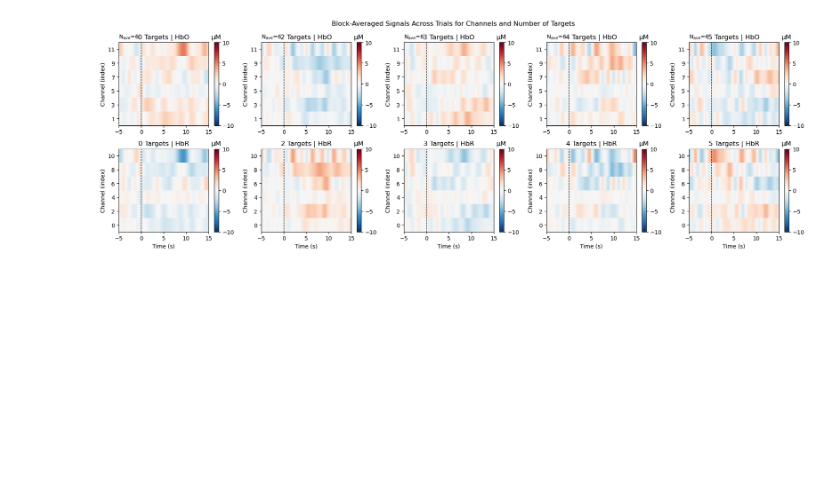
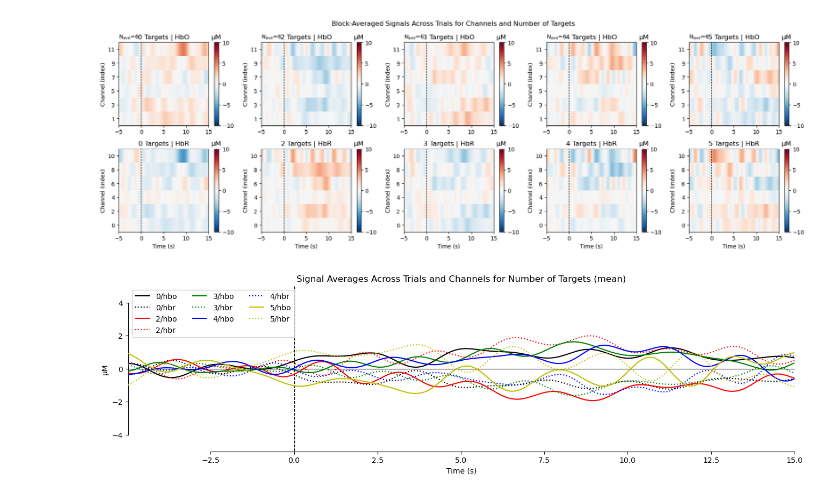
Before and after one commit to pulkitgoyal56/fnirsPy, a Jupyter notebook: playground.ipynb, the cells around one changed output. Cells and saved outputs as stored; diff of their text form; code cells hidden in the pictures; blank space fills up the shorter version.

Commit message:
re-run notebook with more plots

```diff
--- a/playground.ipynb
+++ b/playground.ipynb
@@ -72,3 +72,12 @@ nirs.plot_average_waveform().tight_layout()
 nirs.plot_average_heatmap().tight_layout()
 # %% [output]
 [figure]
+# %%
+mne.viz.plot_compare_evokeds(nirs.evoked_dict, combine='mean', ci=0.95, axes=plt.figure(figsize=(16, 4)).add_subplot(111),
+                             colors={'0': 'k', '2': 'r', '3':'g', '4':'b', '5':'y'},
+                             linestyles={'hbo': '-',
+                                         'hbr': ':'},
+                             ylim={'hbo': [-5, 5]},
+                             title='Signal Averages Across Trials and Channels for Number of Targets');
+# %% [output]
+[figure, added]
```
Also changed, not shown: parts of 1 cell of this notebook.
